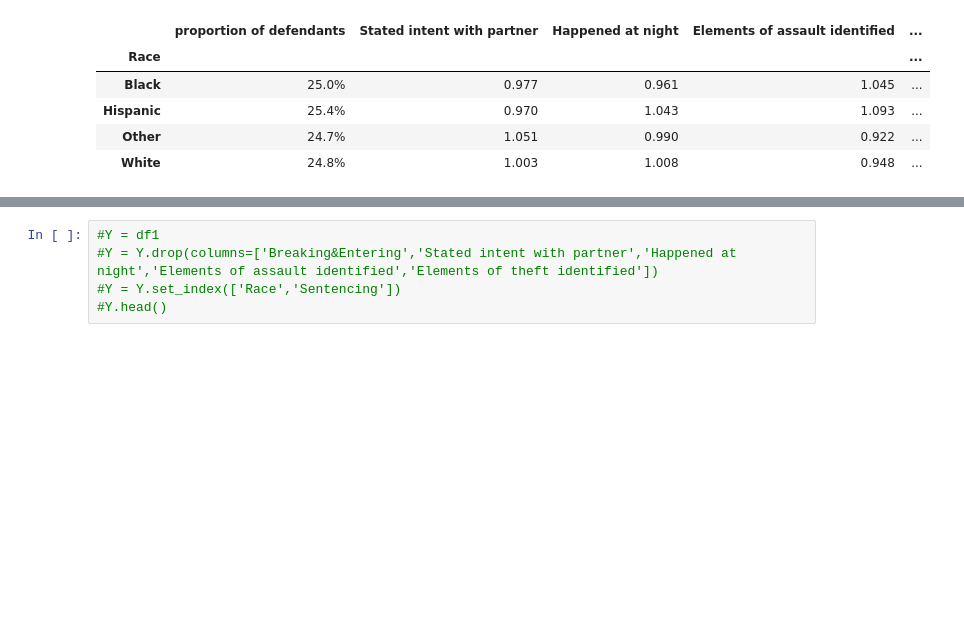
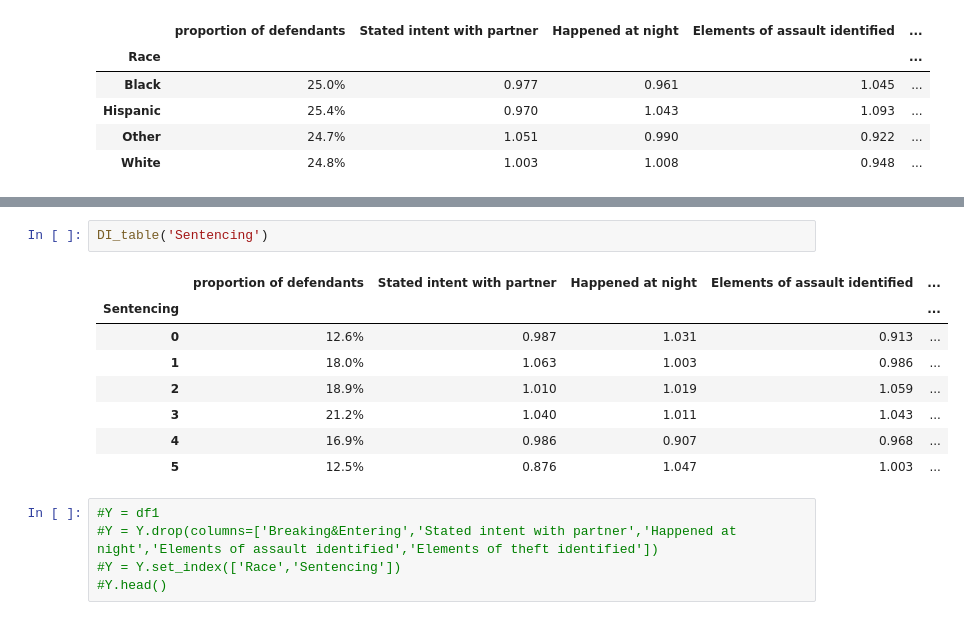
Before and after one commit to Call-for-Code-for-Racial-Justice/bias-detection-engine, a Jupyter notebook: notebooks/judicial_bias.ipynb, the cells around one changed output, grey strips where cells are left out. Cells and saved outputs as stored; diff of their text form; blank space fills up the shorter version.

```diff
--- a/notebooks/judicial_bias.ipynb
+++ b/notebooks/judicial_bias.ipynb
@@ -151,3 +144,14 @@ DI_table('Stage of Legal Procedure')
+# %%
+DI_table('Sentencing')
+# %% [output]
+|  | proportion of defendants | Stated intent with partner | Happened at night | Elements of assault identified | ... |
+| Sentencing |  |  |  |  | ... |
+| 0 | 12.6% | 0.987 | 1.031 | 0.913 | ... |
+| 1 | 18.0% | 1.063 | 1.003 | 0.986 | ... |
+| 2 | 18.9% | 1.010 | 1.019 | 1.059 | ... |
+| 3 | 21.2% | 1.040 | 1.011 | 1.043 | ... |
+| 4 | 16.9% | 0.986 | 0.907 | 0.968 | ... |
+| 5 | 12.5% | 0.876 | 1.047 | 1.003 | ... |
 # %%
 #Y = df1
 #Y = Y.drop(columns=['Breaking&Entering','Stated intent with partner','Happened at night','Elements of assault identified','Elements of theft identified'])
```
Also changed, not shown: parts of 13 cells of this notebook.
